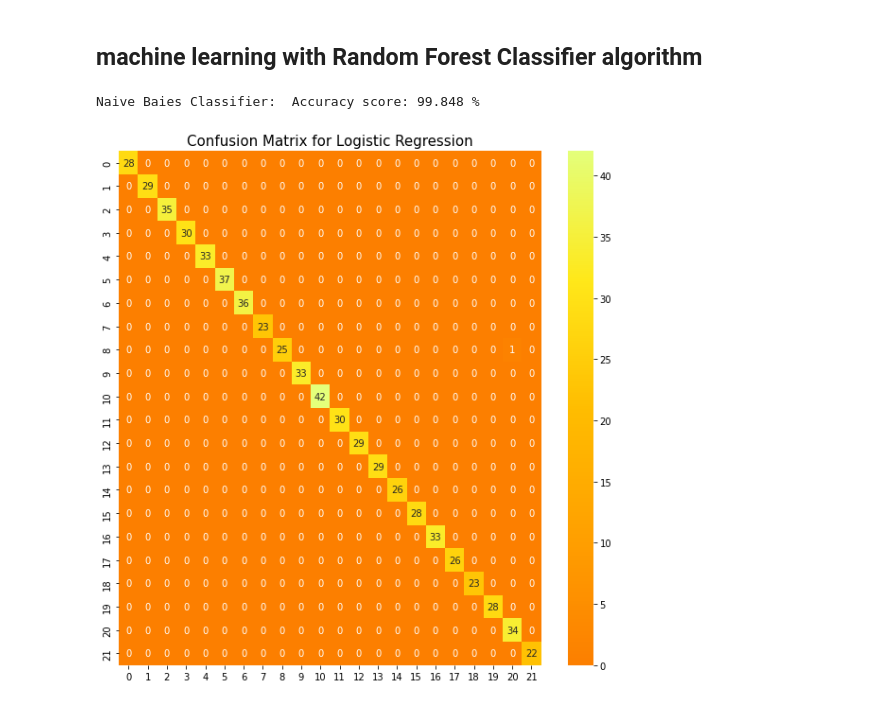
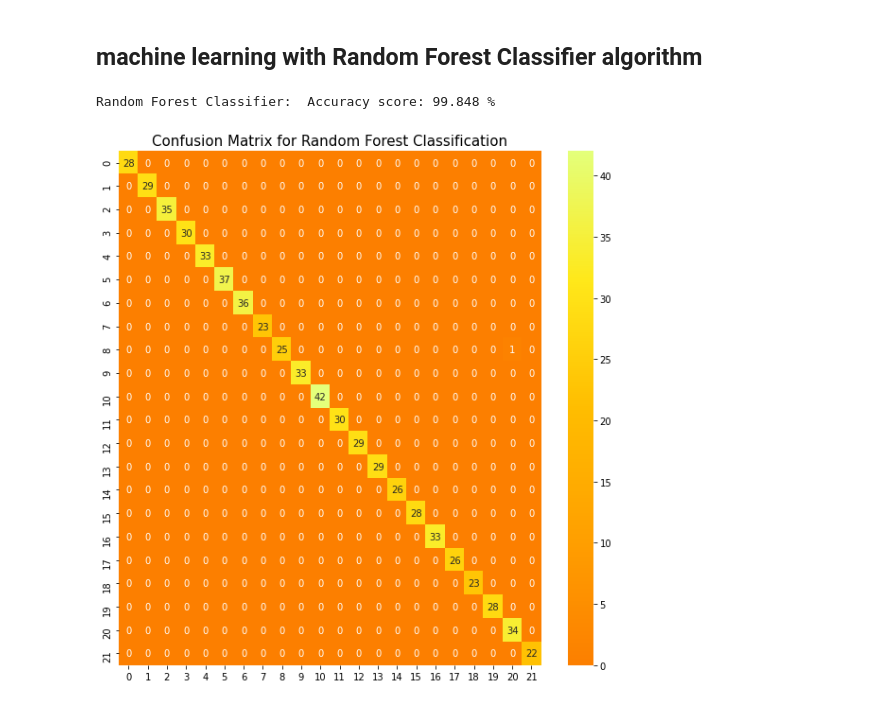
Before and after one commit to BarnesToby/ML_Crop_Recommendation, a Jupyter notebook: code & dataset/ML_crop.ipynb, the cells around one changed output. Cells and saved outputs as stored; diff of their text form; code cells hidden in the pictures.

```diff
--- a/code & dataset/ML_crop.ipynb
+++ b/code & dataset/ML_crop.ipynb
@@ -89,19 +89,19 @@ RFC_Model = RFC_Model.fit(X_train, Y_train)
 Y_prediction_RFC = RFC_Model.predict(X_test)
 score = accuracy_score(Y_test, Y_prediction_RFC)
 score_percent = score * 100
-print("Naive Baies Classifier: ", 'Accuracy score: %.3f' % score_percent, "%")
+print("Random Forest Classifier: ", 'Accuracy score: %.3f' % score_percent, "%")
 # %% [output]
-Naive Baies Classifier:  Accuracy score: 99.848 %
+Random Forest Classifier:  Accuracy score: 99.848 %
 # %%
 # evaluating model performance by using confusion matrix
 plt.rcParams['figure.figsize'] = [10,10]
-cm_NB = confusion_matrix(Y_test, Y_prediction_RFC)
-sns.heatmap(cm_NB, annot = True, cmap = 'Wistia_r')
+cm_RFC = confusion_matrix(Y_test, Y_prediction_RFC)
+sns.heatmap(cm_RFC, annot = True, cmap = 'Wistia_r')
 # annot = true: write the data value in each cell
-plt.title('Confusion Matrix for Logistic Regression', fontsize=15)
+plt.title('Confusion Matrix for Random Forest Classification', fontsize=15)
 plt.show()
 # %% [output]
-[figure, old version]
+[figure, new version]
 # %%
 # displaying classification report
 cr_NB = classification_report(Y_test, Y_prediction_RFC)
```
Also changed, not shown: parts of 3 cells of this notebook, 6 other files.
